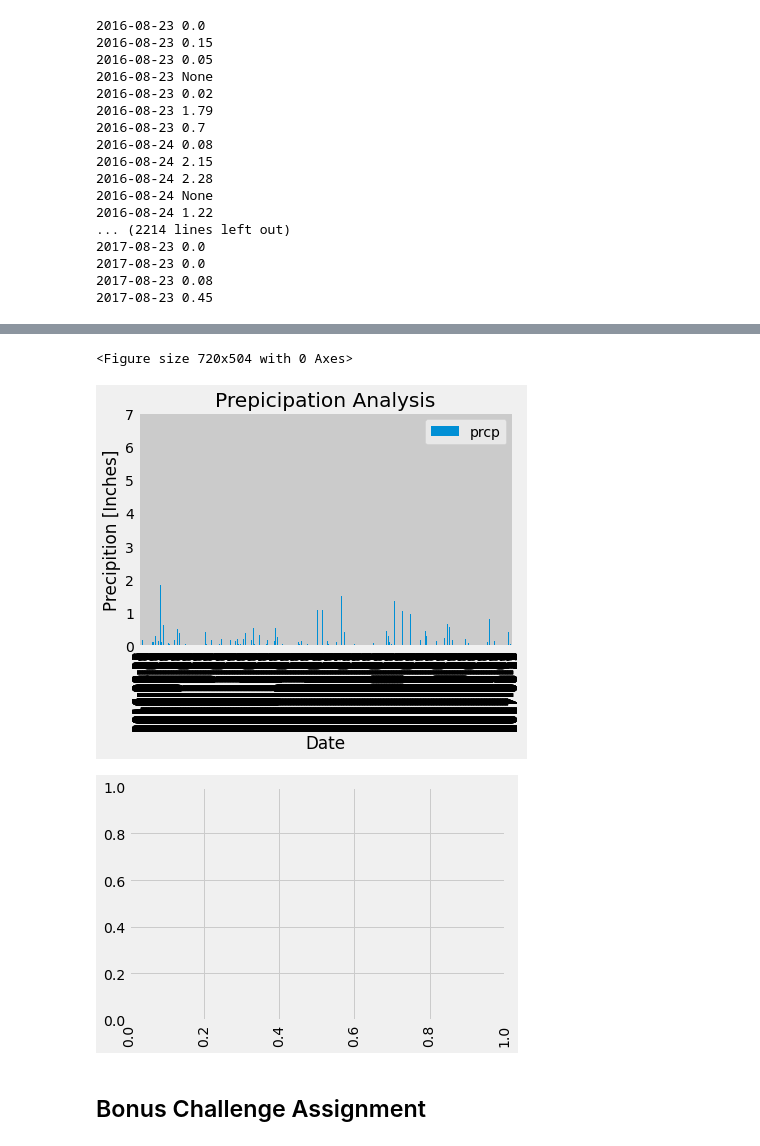
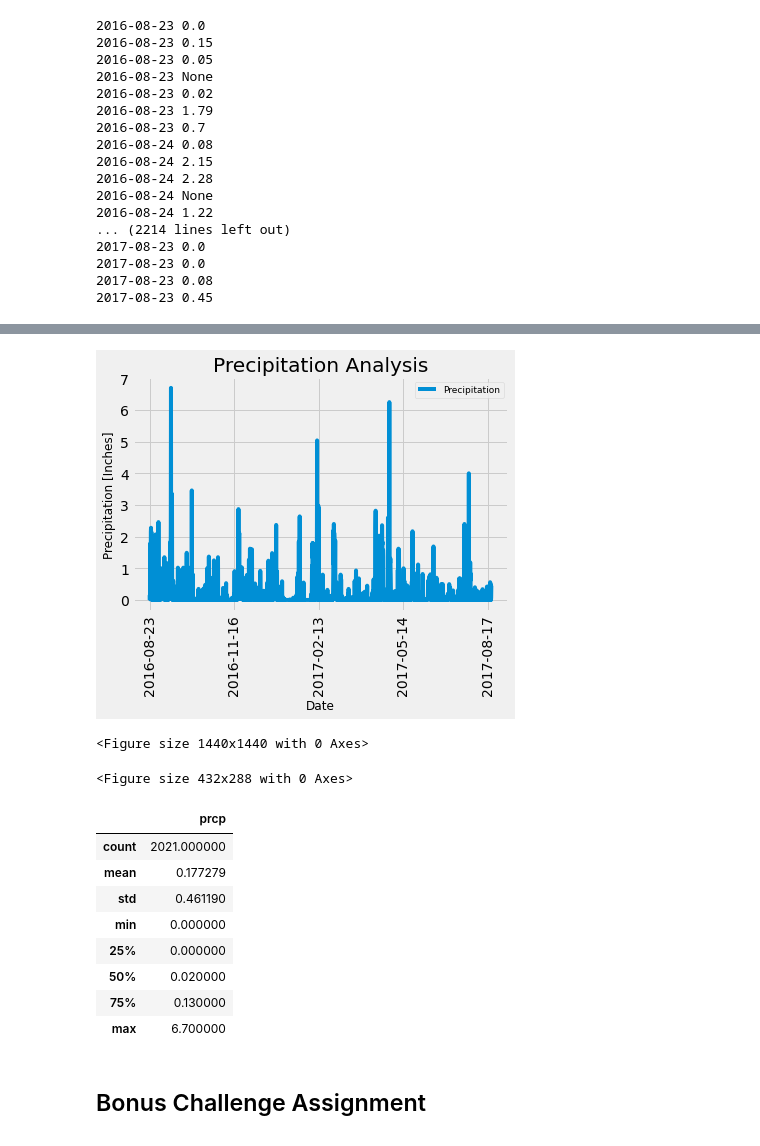
Before and after one commit to Fescamil1/sqlalchemy-challenge, a Jupyter notebook: climate_starter.ipynb, the cells around one changed output, grey strips where cells are left out. Cells and saved outputs as stored; diff of their text form; code cells hidden in the pictures.

Commit message:
Fixed issues with bar graph

```diff
--- a/climate_starter.ipynb
+++ b/climate_starter.ipynb
@@ -154,24 +154,36 @@ precipitation_df.head(15)
 | 2016-08-25 | 0.00 |
 # %%
 # Use Pandas Plotting with Matplotlib to plot the data
-plt.figure(figsize=(10,7))
 
-precipitation_df.plot(kind='bar')
+precipitation_df.plot(rot=90)
 
-plt.title('Prepicipation Analysis')
+plt.title('Precipitation Analysis')
+plt.xlabel('Date',fontsize=12)
+plt.ylabel('Precipitation [Inches]',fontsize=12)
 
-plt.xlabel('Date')
-plt.ylabel('Precipition [Inches]')
-plt.legend()
+plt.legend(loc="upper right",fontsize=10)
+plt.figure(figsize=(18, 21), dpi=80)
+plt.tight_layout()
 plt.show()
-plt.xticks(rotation = 90)
-plt.savefig("Resources/Precipitation.png")
+
+plt.savefig("Resources/FEPrecipitation.png")
 # %% [output]
+[figure, new version]
-<Figure size 720x504 with 0 Axes>
+<Figure size 1440x1440 with 0 Axes>
-[figure, old version]
-[figure, removed]
+<Figure size 432x288 with 0 Axes>
 # %%
 # Use Pandas to calcualte the summary statistics for the precipitation data
+precipitation_df.describe()
+# %% [output]
+|  | prcp |
+| count | 2021.000000 |
+| mean | 0.177279 |
+| std | 0.461190 |
+| min | 0.000000 |
+| 25% | 0.000000 |
+| 50% | 0.020000 |
+| 75% | 0.130000 |
+| max | 6.700000 |
 # %%
 # Design a query to show how many stations are available in this dataset?
 # %%
```
Also changed, not shown: parts of 2 cells of this notebook, 2 other files.
